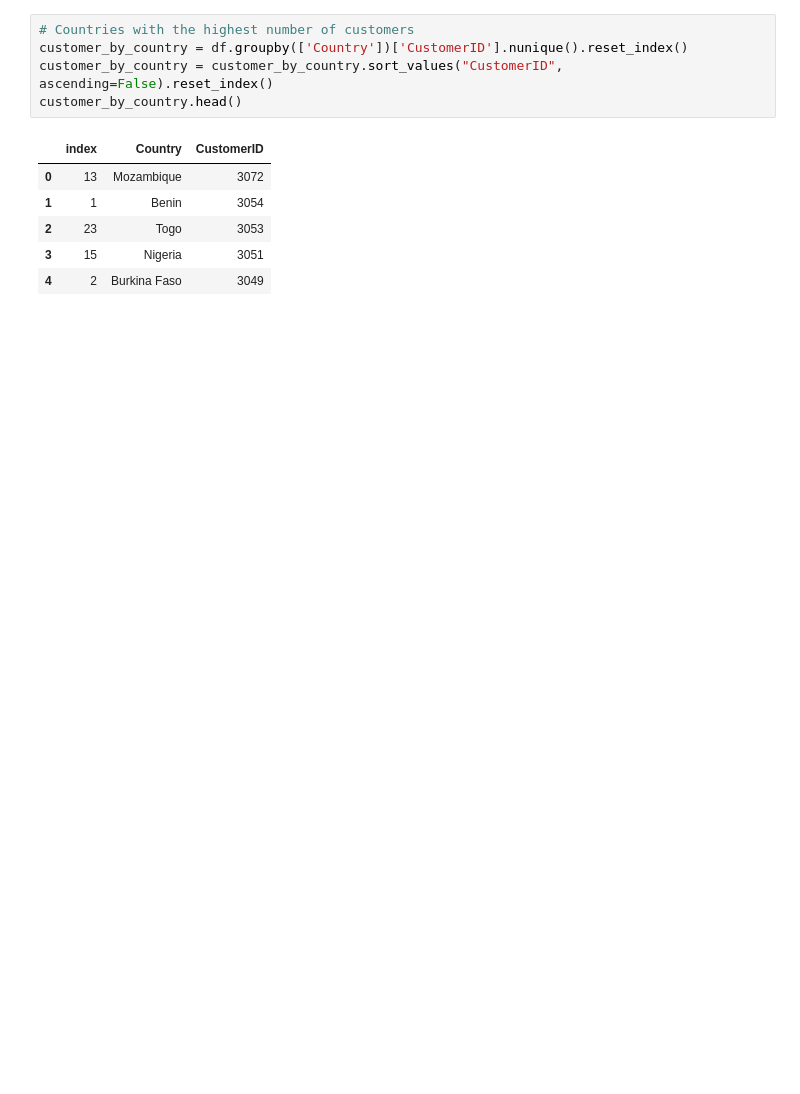
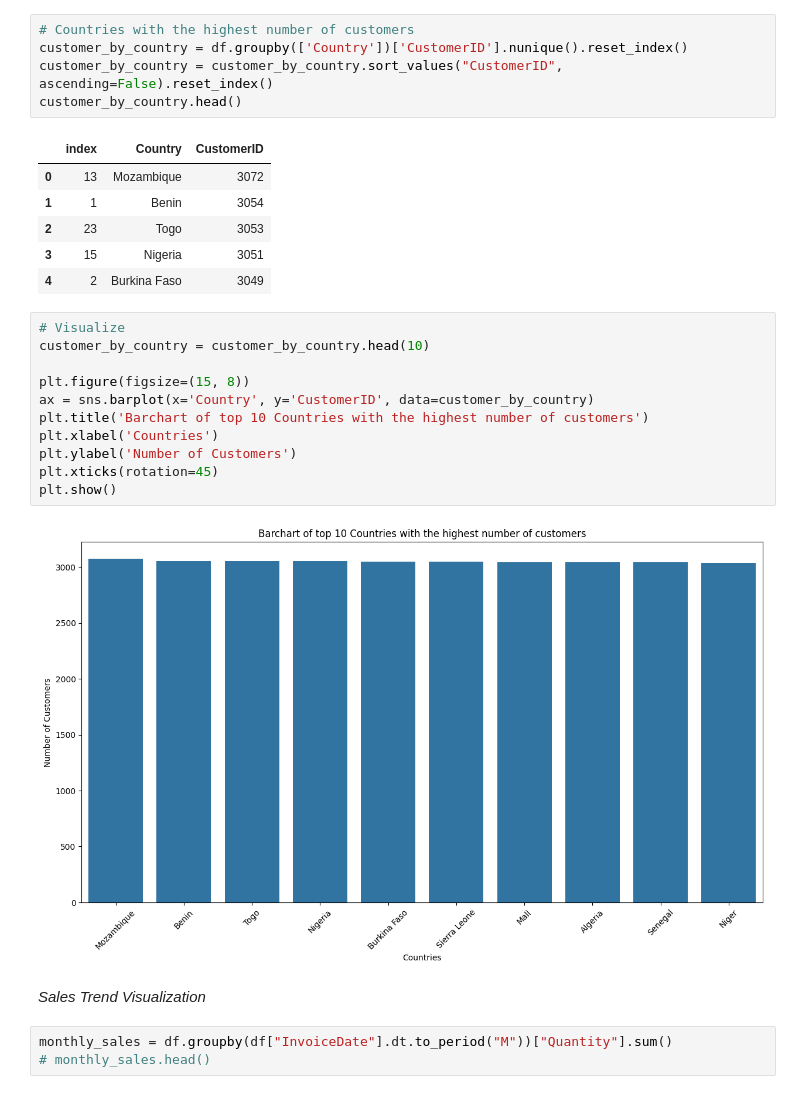
Before and after one commit to chemutai254/DATA, a Jupyter notebook: AMDARI/Cohort_Analysis/Cohort_Analysis.ipynb, the cells around one changed output. Drawn from its saved outputs; the diff is of its cells as text; blank space fills up the shorter version.

```diff
--- a/AMDARI/Cohort_Analysis/Cohort_Analysis.ipynb
+++ b/AMDARI/Cohort_Analysis/Cohort_Analysis.ipynb
@@ -166,3 +141,21 @@ customer_by_country.head()
 | 2 | 23 | Togo | 3053 |
 | 3 | 15 | Nigeria | 3051 |
 | 4 | 2 | Burkina Faso | 3049 |
+# %%
+# Visualize
+customer_by_country = customer_by_country.head(10)
+
+plt.figure(figsize=(15, 8))
+ax = sns.barplot(x='Country', y='CustomerID', data=customer_by_country)
+plt.title('Barchart of top 10 Countries with the highest number of customers')
+plt.xlabel('Countries')
+plt.ylabel('Number of Customers')
+plt.xticks(rotation=45)
+plt.show()
+# %% [output]
+[figure, added]
+# %% [markdown]
+*Sales Trend Visualization*
+# %%
+monthly_sales = df.groupby(df["InvoiceDate"].dt.to_period("M"))["Quantity"].sum()
+# monthly_sales.head()
```
Also changed, not shown: parts of 23 cells of this notebook.
